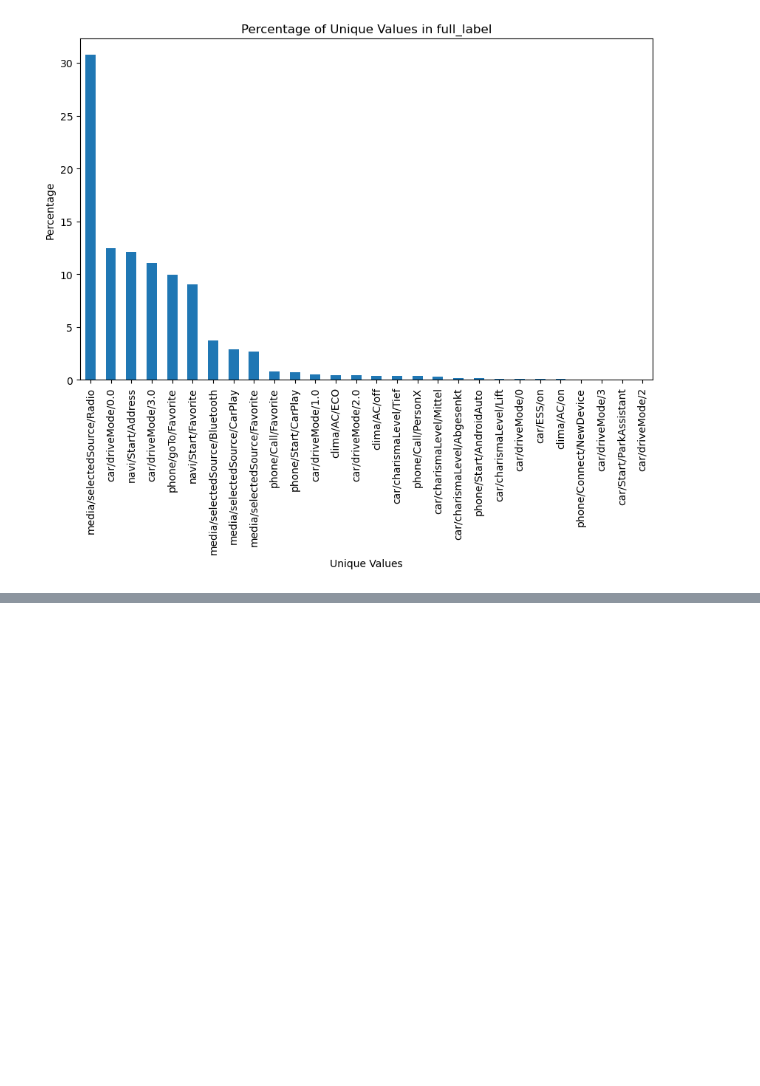
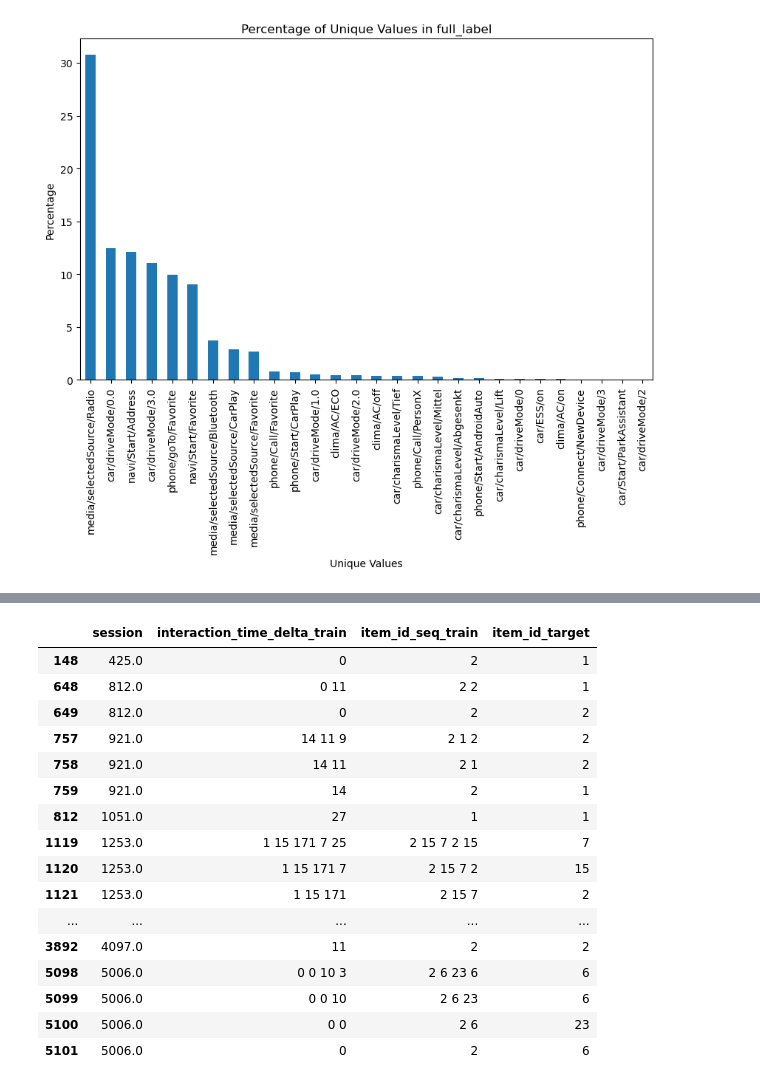
Before and after one commit to sreeragvn/CARSI-II-Master-Thesis-Context-Aware-Recsys, a Jupyter notebook: preprocessing/05_sequencing.ipynb, the cells around one changed output, grey strips where cells are left out. Saved outputs shown, nothing was run; the diff lists cells and outputs as text; code cells hidden in the pictures; blank space fills up the shorter version.

```diff
--- a/preprocessing/05_sequencing.ipynb
+++ b/preprocessing/05_sequencing.ipynb
@@ -178,3 +202,23 @@ df_exploded = df_exploded.drop(columns=['sequence', 'time_delta', 'time_delta_li
+# %%
+df_exploded
+# %% [output]
+|  | session | interaction_time_delta_train | item_id_seq_train | item_id_target |
+| 148 | 425.0 | 0 | 2 | 1 |
+| 648 | 812.0 | 0 11 | 2 2 | 1 |
+| 649 | 812.0 | 0 | 2 | 2 |
+| 757 | 921.0 | 14 11 9 | 2 1 2 | 2 |
+| 758 | 921.0 | 14 11 | 2 1 | 2 |
+| 759 | 921.0 | 14 | 2 | 1 |
+| 812 | 1051.0 | 27 | 1 | 1 |
+| 1119 | 1253.0 | 1 15 171 7 25 | 2 15 7 2 15 | 7 |
+| 1120 | 1253.0 | 1 15 171 7 | 2 15 7 2 | 15 |
+| 1121 | 1253.0 | 1 15 171 | 2 15 7 | 2 |
+| ... | ... | ... | ... | ... |
+| 3892 | 4097.0 | 11 | 2 | 2 |
+| 5098 | 5006.0 | 0 0 10 3 | 2 6 23 6 | 6 |
+| 5099 | 5006.0 | 0 0 10 | 2 6 23 | 6 |
+| 5100 | 5006.0 | 0 0 | 2 6 | 23 |
+| 5101 | 5006.0 | 0 | 2 | 6 |
 # %%
 if sequence_augmentation == True:
       total_sessions = df_exploded.session.unique().tolist()
```
Also changed, not shown: parts of 5 cells of this notebook, 12 other files.
